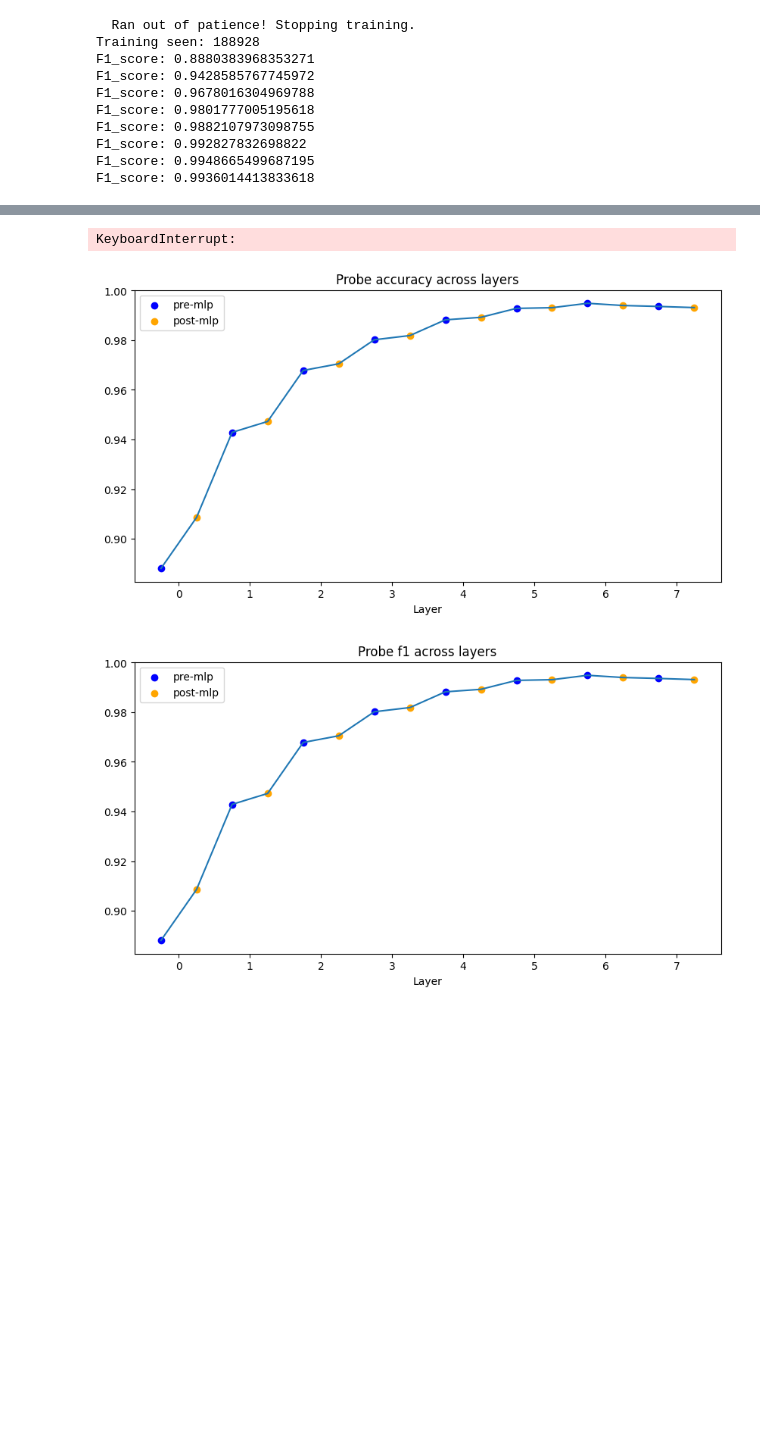
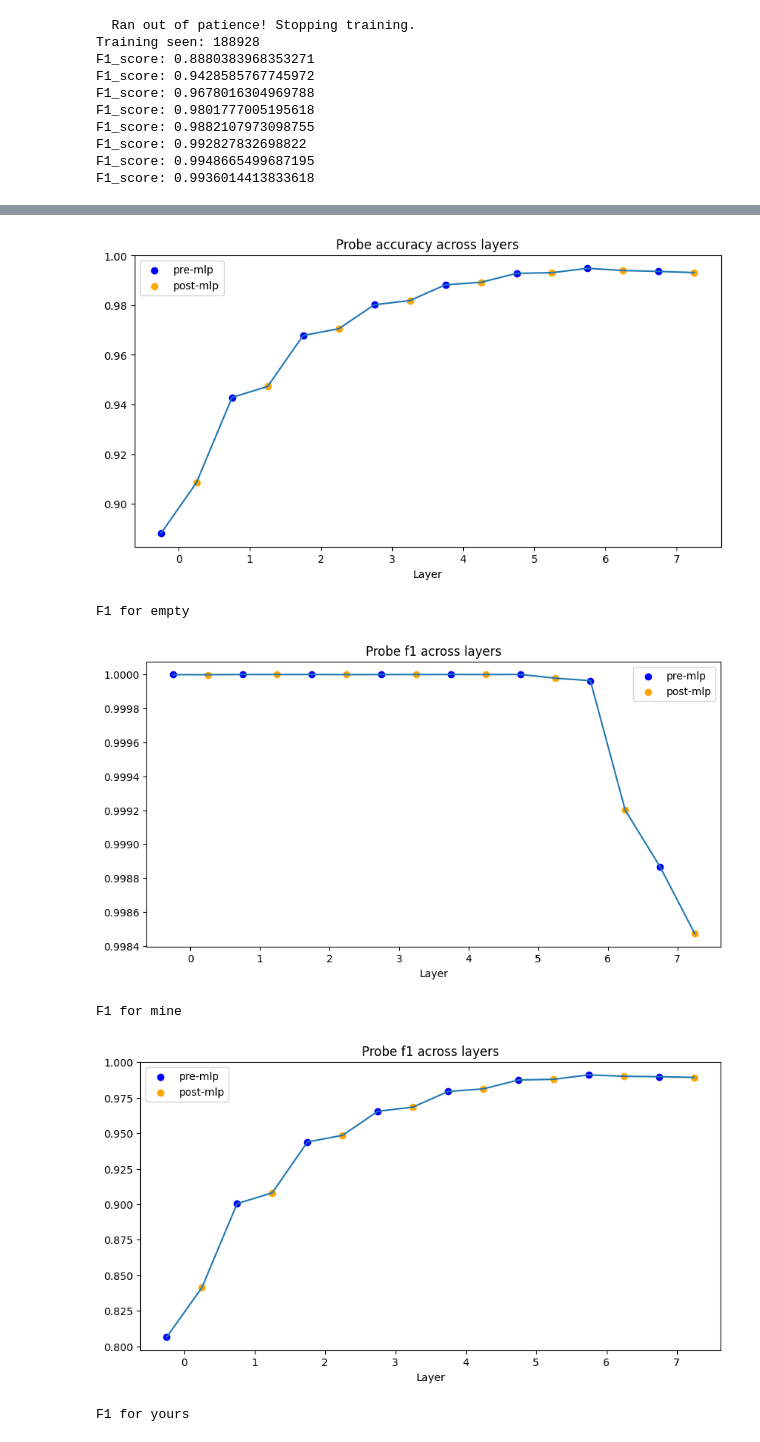
Before and after one commit to callumcanavan/othello-gpt, a Jupyter notebook: Othello_GPT.ipynb, the cells around one changed output, grey strips where cells are left out. Saved outputs shown, nothing was run; the diff lists cells and outputs as text; code cells hidden in the pictures; blank space fills up the shorter version.

```diff
--- a/Othello_GPT.ipynb
+++ b/Othello_GPT.ipynb
@@ -375,50 +385,41 @@ Exception: stop
-# %%
-(accs_linear,
- per_timestep_num_correct_linear,
- f1_linear,
- f1_score_by_class_linear) = evaluate(LINEAR_PROBE_DIR)
-
-ic(len(accs_linear), torch.mean(accs_linear))
-ic(per_timestep_num_correct_linear[0].shape)
-ic(len(f1_linear), torch.mean(f1_linear))
-
-(accs_mid,
- per_timestep_num_correct_mid,
- f1_mid,
- f1_score_by_class_mid) = evaluate(MID_PROBE_DIR, hook="resid_mid")
-
-ic(len(accs_mid), torch.mean(accs_mid))
-ic(per_timestep_num_correct_mid[0].shape)
-ic(len(f1_mid), torch.mean(f1_mid))
-# %% [output]
-KeyboardInterrupt:
 # %%
 # Plot across layers
-def plot_accs(accs_mid, accs_post, metric="accuracy"):
+def plot_metrics(accs_mid, accs_post, metric="accuracy", extra=""):
     # Interleave the two accs lists
     accs_all = [acc.item() for pair in zip(accs_mid, accs_post) for acc in pair]
     x_labels = list(range(8))
 
     fig, axs = plt.subplots(1, 1, figsize=(10, 5))
     sns.lineplot(x=range(len(accs_all)), y=accs_all, ax=axs)
-    axs.set_title(f"Probe {metric} across layers")
+    axs.set_title(f"Probe {metric}{extra} across layers")
     axs.set_xticks(2 * np.arange(len(x_labels)) + 0.5)
     axs.set_xticklabels(x_labels)
     axs.set_xlabel("Layer")
 
     # Plot scatter points coloured by mid or post
     pre_xs = [i for i in range(len(accs_all)) if i % 2 == 0]
     pre_ys = [accs_all[i] for i in range(len(accs_all)) if i % 2 == 0]
     axs.scatter(pre_xs, pre_ys, c="blue", label="pre-mlp")
     post_xs = [i for i in range(len(accs_all)) if i % 2 == 1]
     post_ys = [accs_all[i] for i in range(len(accs_all)) if i % 2 == 1]
     axs.scatter(post_xs, post_ys, c="orange", label="post-mlp")
     plt.legend()
     plt.show()
 
 
-plot_accs(accs_mid, accs_linear)
-plot_accs(f1_mid, f1_linear, metric="f1")
+plot_metrics(accs_mid, accs_linear)
+
+for i, option in enumerate(["empty", "mine", "yours"]):
+    plot_metrics(
+        f1_score_by_class_mid[:, i],
+        f1_score_by_class_linear[:, i],
+        metric="f1",
+        extra=f" for {option}",
+    )
 # %% [output]
 [figure]
+F1 for empty
-[figure, old version]
+[figure, new version]
+F1 for mine
+[figure, added]
+F1 for yours
```
Also changed, not shown: parts of 5 cells of this notebook, 4 other files.
